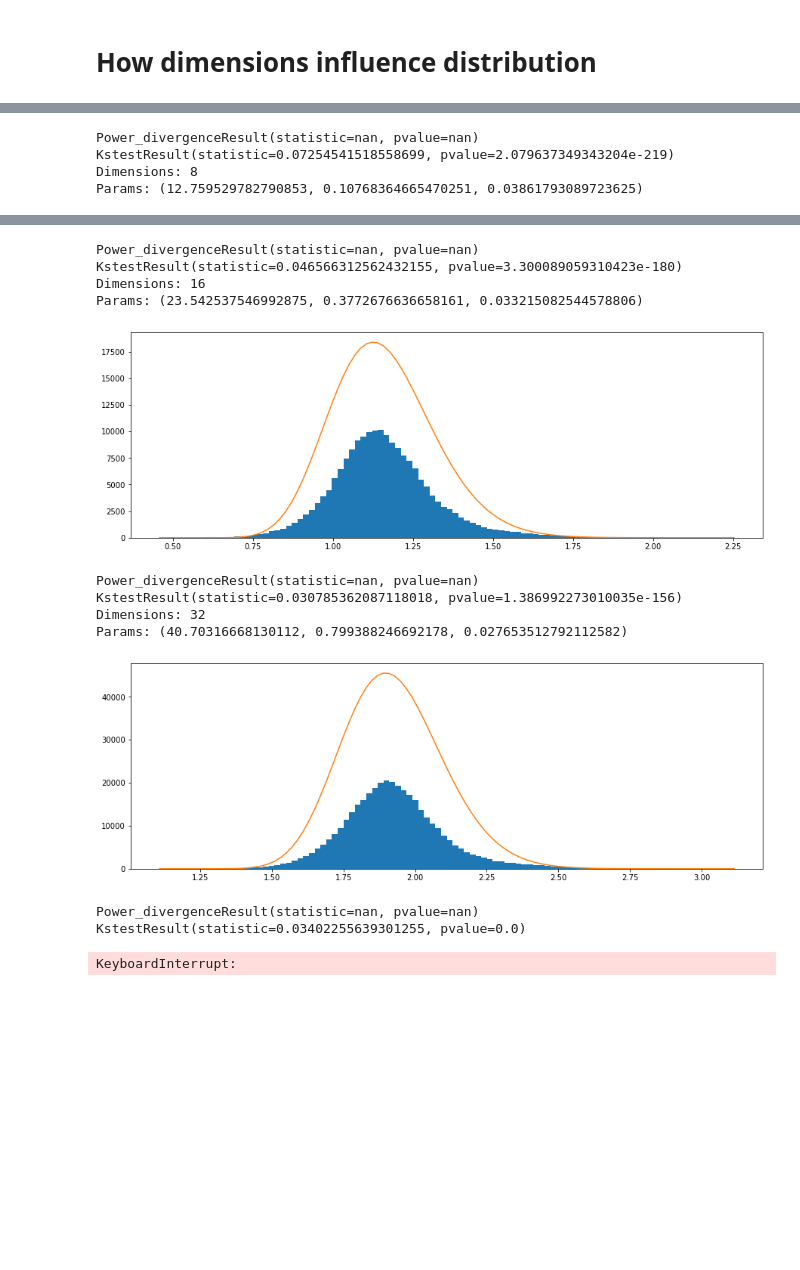
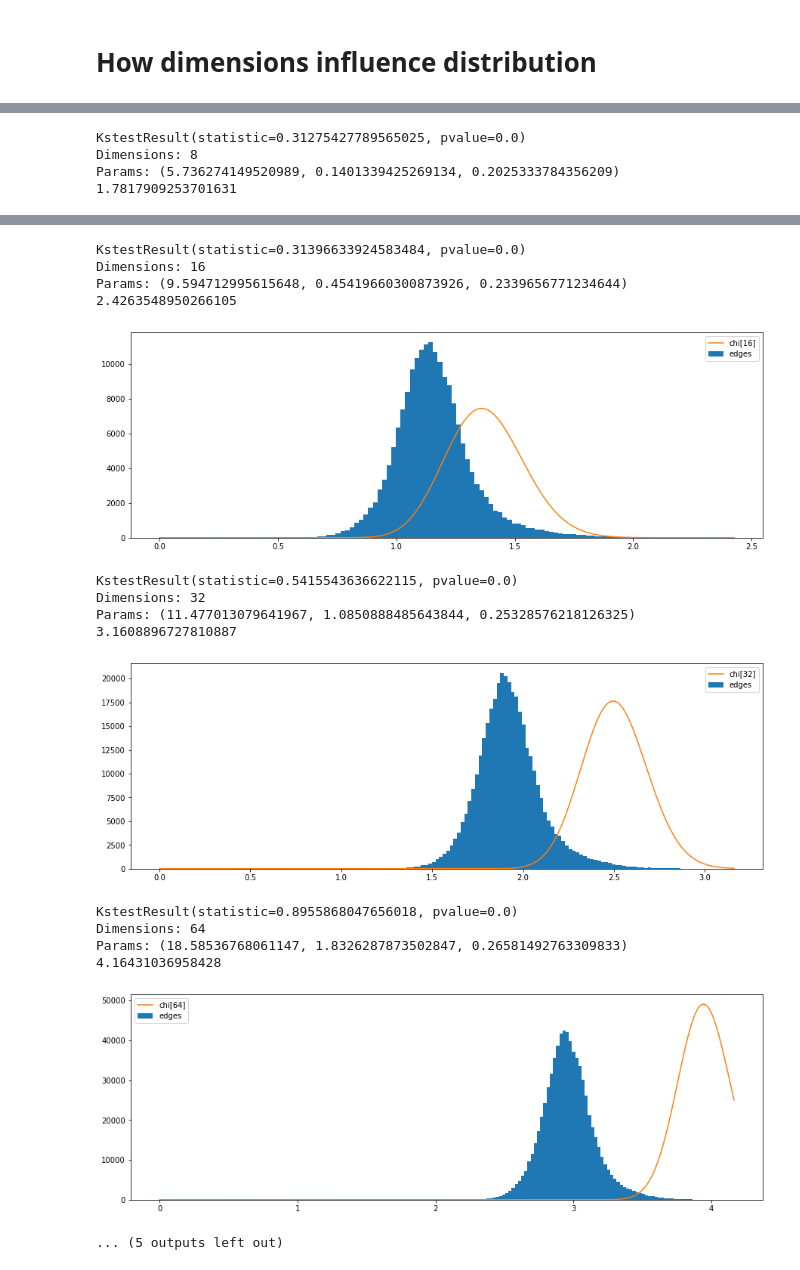
Before and after one commit to IUCVLab/proximity-cut, a Jupyter notebook: notebooks/2D demo.ipynb, the cells around one changed output, grey strips where cells are left out. Cells and saved outputs as stored; diff of their text form; code cells hidden in the pictures; blank space fills up the shorter version.

```diff
--- a/notebooks/2D demo.ipynb
+++ b/notebooks/2D demo.ipynb
@@ -83,11 +82,0 @@ Thus, this is definitely not lognormal with `p-value` << any.
-# %%
-from scipy.stats import f as fisher
-
-dfn, dfd, loc, scale = fisher.fit(edges)
-myfisher_pdf = lambda x: fisher.pdf((x - loc) / scale, dfn, dfd)
-myfisher_rvs = lambda: (fisher.rvs(dfn, dfd) + loc) * scale
-
-print(dfn, dfd, loc, scale)
-sample = [myfisher_rvs() for _ in range(10000)]
-t = kstest(edges, sample)
-print(t)
@@ -97,11 +106,11 @@ KstestResult(statistic=0.2830221971783955, pvalue=0.0)
 # %% [markdown]
 # TODO: find a proper distribution. For now we will stick to gamma assuming this is changeable
 # %%
-distribution = gamma
+distribution = chi
 # %%
-params = distribution.fit(edges)
+params = distribution.fit(edges, 2)
 median = distribution.median(*params)
 # half of the edges fall under this threshold!
-print(f"Median: {median:.3f}")
-G.plot(median)
+print(f"Median: {median:.3f}, True: {sorted(edges)[len(edges) // 2]}")
+G.plot(sorted(edges)[len(edges) // 2])
 # %% [output]
@@ -117,6 +125,7 @@ N = 2000
 for dim in dims:
     G = NSWGraph()
     values = []
+    print(f"Dimensions: {dim}")
     for i in range(N):
         p = np.array([random.random() for _ in range(dim)])
         cls = 1 if vector_norm(p) > .79 * (dim / 2) ** .5 else 0
@@ -124,23 +133,22 @@ for dim in dims:
 
     G.build_navigable_graph(values, attempts=10)
 
-    print(f"Dimensions: {dim}")
-    edges = [G.dist(G.nodes[e[0]].value, G.nodes[e[1]].value) for e in G.get_edges()]
-    params = distribution.fit(edges)
+
+    the_edges = [G.dist(G.nodes[e[0]].value, G.nodes[e[1]].value) for e in G.get_edges()]
+    params = distribution.fit(the_edges, dim)
+    _, loc, scale = params
     print(f"Params: {params}")
-
     plt.figure(figsize=(15, 5))
-    plt.hist(edges, bins=100)
-    x = np.linspace(max(0.01, min(edges)), max(edges), 101)
-    y = [distribution.pdf(i, *params) * sum(edges) * params[2] for i in x]
-    plt.plot(x, y, label="gamma")
+    plt.hist(the_edges, bins=100, label="edges")
+    print(max(the_edges))
+    x = np.linspace(0.0, max(the_edges), 301)
+    y = np.array([chi.pdf(i, dim, loc=loc, scale=scale) for i in x])
+    y /= sum(y)
+    y *= len(the_edges) * 2
+    # print(y)
+    plt.plot(x, y, label=f"chi[{dim}]")
+    plt.legend()
     plt.show()
-
-    samples = [distribution.rvs(*params) for _ in range(10000)]
-    sample_bins, e = np.histogram(samples, range=(0.01, 10), bins=20)
-    edges_bins, e = np.histogram(edges, range=(0.01, 10), bins=20)
-    print(chisquare(sample_bins / sum(sample_bins), edges_bins / sum(edges_bins)))
-
-    print(kstest(edges, "gamma", args=params))
+    print(kstest(the_edges, lambda x: chi.cdf(x, dim, loc=loc, scale=scale)))
 # %% [output]
 Dimensions: 2
@@ -154,4 +163,4 @@ Params: (5.775640004713396, 0.011106277476424288, 0.03680998884557103)
-Power_divergenceResult(statistic=nan, pvalue=nan)
-KstestResult(statistic=0.07254541518558699, pvalue=2.079637349343204e-219)
+KstestResult(statistic=0.31275427789565025, pvalue=0.0)
 Dimensions: 8
-Params: (12.759529782790853, 0.10768364665470251, 0.03861793089723625)
+Params: (5.736274149520989, 0.1401339425269134, 0.2025333784356209)
+1.7817909253701631
@@ -159,13 +168,16 @@ Params: (12.759529782790853, 0.10768364665470251, 0.03861793089723625)
-Power_divergenceResult(statistic=nan, pvalue=nan)
-KstestResult(statistic=0.046566312562432155, pvalue=3.300089059310423e-180)
+KstestResult(statistic=0.31396633924583484, pvalue=0.0)
 Dimensions: 16
-Params: (23.542537546992875, 0.3772676636658161, 0.033215082544578806)
+Params: (9.594712995615648, 0.45419660300873926, 0.2339656771234644)
+2.4263548950266105
-[figure, old version]
+[figure, new version]
-Power_divergenceResult(statistic=nan, pvalue=nan)
-KstestResult(statistic=0.030785362087118018, pvalue=1.386992273010035e-156)
+KstestResult(statistic=0.5415543636622115, pvalue=0.0)
 Dimensions: 32
-Params: (40.70316668130112, 0.799388246692178, 0.027653512792112582)
+Params: (11.477013079641967, 1.0850888485643844, 0.25328576218126325)
+3.1608896727810887
-[figure, old version]
+[figure, new version]
-Power_divergenceResult(statistic=nan, pvalue=nan)
-KstestResult(statistic=0.03402255639301255, pvalue=0.0)
+KstestResult(statistic=0.8955868047656018, pvalue=0.0)
+Dimensions: 64
+Params: (18.58536768061147, 1.8326287873502847, 0.26581492763309833)
+4.16431036958428
+[figure, added]
-KeyboardInterrupt:
+... (5 outputs left out)
```
Also changed, not shown: parts of 11 cells of this notebook, 3 other files.
